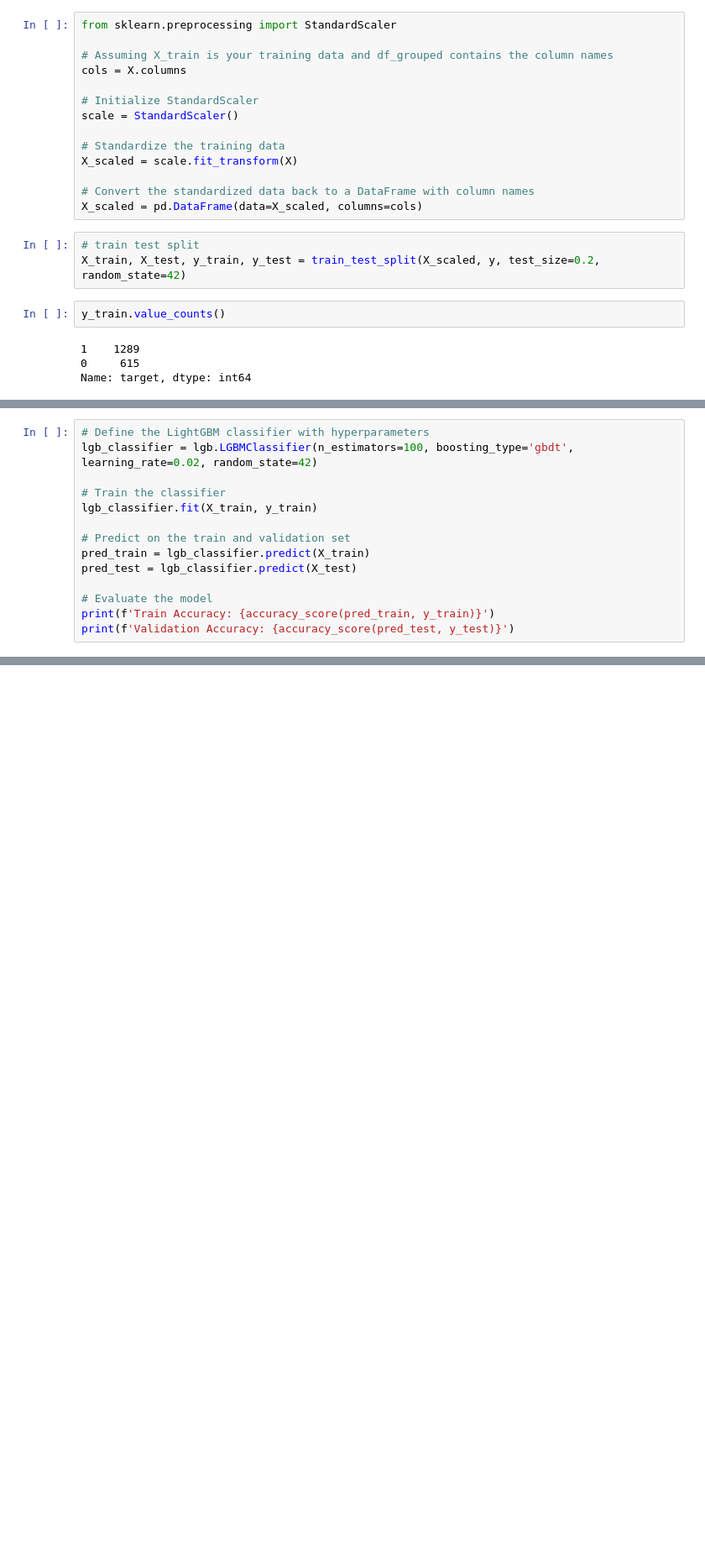
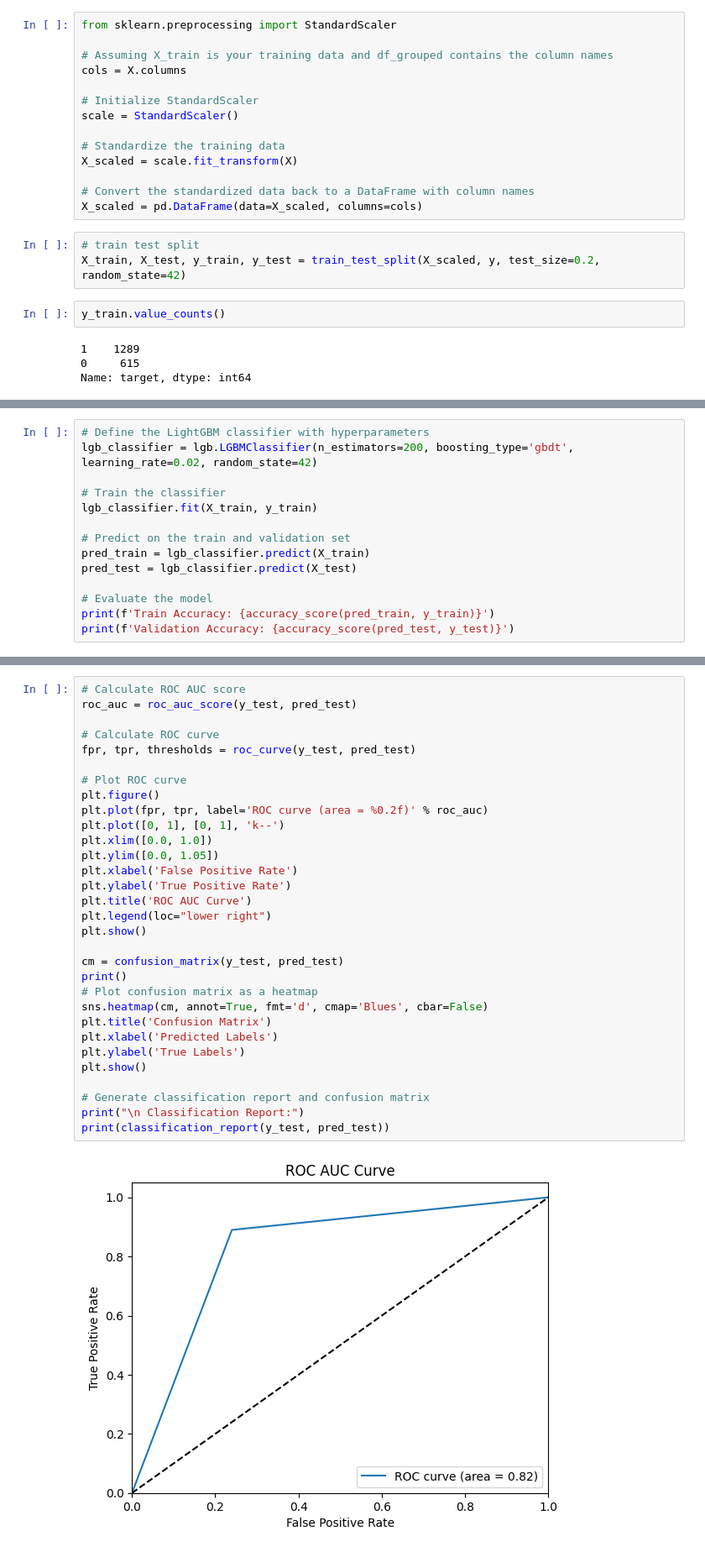
Before and after one commit to Saumya-N/OLA-Churn-Prediction, a Jupyter notebook: OLA.ipynb, the cells around one changed output, grey strips where cells are left out. Shown at 84% size. Drawn from its saved outputs; the diff is of its cells as text; blank space fills up the shorter version.

```diff
--- a/OLA.ipynb
+++ b/OLA.ipynb
@@ -689,6 +757,6 @@ for score, name in zip(rf_classifier.feature_importances_, X_train.columns):
 # %%
 # Define the LightGBM classifier with hyperparameters
-lgb_classifier = lgb.LGBMClassifier(n_estimators=100, boosting_type='gbdt', learning_rate=0.02, random_state=42)
+lgb_classifier = lgb.LGBMClassifier(n_estimators=200, boosting_type='gbdt', learning_rate=0.02, random_state=42)
 
 # Train the classifier
 lgb_classifier.fit(X_train, y_train)
@@ -714,0 +783,33 @@ Validation Accuracy: 0.7945492662473794
+# %%
+# Calculate ROC AUC score
+roc_auc = roc_auc_score(y_test, pred_test)
+
+# Calculate ROC curve
+fpr, tpr, thresholds = roc_curve(y_test, pred_test)
+
+# Plot ROC curve
+plt.figure()
+plt.plot(fpr, tpr, label='ROC curve (area = %0.2f)' % roc_auc)
+plt.plot([0, 1], [0, 1], 'k--')
+plt.xlim([0.0, 1.0])
+plt.ylim([0.0, 1.05])
+plt.xlabel('False Positive Rate')
+plt.ylabel('True Positive Rate')
+plt.title('ROC AUC Curve')
+plt.legend(loc="lower right")
+plt.show()
+
+cm = confusion_matrix(y_test, pred_test)
+print()
+# Plot confusion matrix as a heatmap
+sns.heatmap(cm, annot=True, fmt='d', cmap='Blues', cbar=False)
+plt.title('Confusion Matrix')
+plt.xlabel('Predicted Labels')
+plt.ylabel('True Labels')
+plt.show()
+
+# Generate classification report and confusion matrix
+print("\n Classification Report:")
+print(classification_report(y_test, pred_test))
+# %% [output]
+[figure, added]
```
Also changed, not shown: parts of 48 cells of this notebook.
